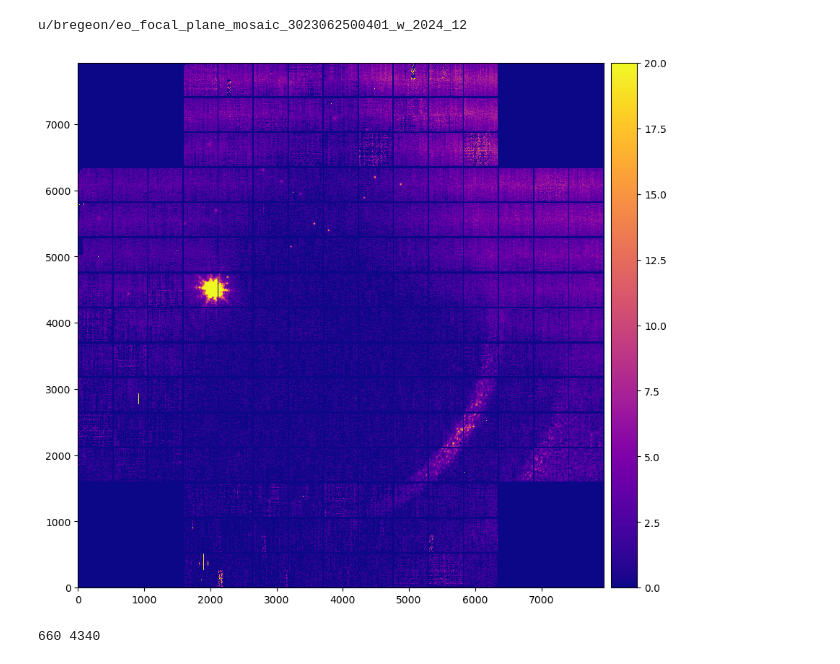
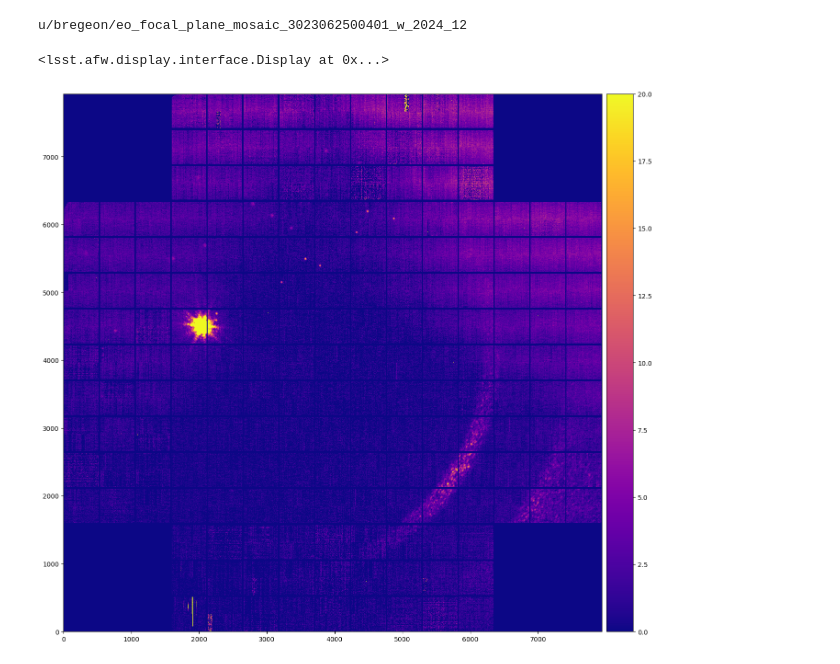
Before and after one commit to lsst-camera-dh/ghosts_nb_analysis, a Jupyter notebook: notebooks/read_image.ipynb, the cells around one changed output. Drawn from its saved outputs; the diff is of its cells as text; code cells hidden in the pictures.

Commit message:
functions for ghost analysis

```diff
--- a/notebooks/read_image.ipynb
+++ b/notebooks/read_image.ipynb
@@ -55,14 +55,39 @@ def displayImage(image,title=None):
     plt.gca().axis('off')
     return afw_display
 
-def displayImageGhosts(image,title=None):
+def displayImageGhosts(image,title=None, frame_size=16):
     afwDisplay.setDefaultBackend('matplotlib')
-    fig = plt.figure(figsize=(16,16))
+    fig = plt.figure(figsize=(frame_size,frame_size))
     afw_display = afwDisplay.Display(1)
     #afw_display.scale('asinh', 'zscale')
     afw_display.scale('linear', min=0, max=20)
     afw_display.setImageColormap(cmap='plasma')
     afw_display.mtv(image)
     plt.title(title)
-    plt.gca().axis('off')
+    #plt.gca().axis('off')
     return afw_display
+
+def array_from_mosaic(mosaic):
+    mar = mosaic.getArray()
+    mma= np.ma.filled(np.ma.masked_values(mar,0.0000),np.nan)
+    return mma
+
+def show_hv_slices(imgarray, vpix, hpix, ccdname):
+    plt.rcParams["figure.figsize"] = [12, 6]
+    fig, ax = plt.subplots(1, 2)
+    subax = imgarray[vpix]
+    x = range(len(subax))
+    ax[0].plot(x, subax)
+    ax[0].set_title(f'Horizontal slice on {ccdname} at pixel {vpix}')
+    subay = np.transpose(imgarray)[hpix]
+    y = range(len(subay))
+    ax[1].plot(y, subay)
+    ax[1].set_title(f'Vertical slice on {ccdname} at pixel {hpix}')
+
+def make_stamp(x_center, y_center, ds=100):
+    """ Make a stamp image around a ghost position
+    """
+    from lsst.geom import Point2I, Box2I
+    ghost_box = Box2I(minimum=Point2I(x=x_center-ds, y=y_center-ds), maximum=Point2I(x=x_center+ds, y=y_center+ds))
+    ghost_stamp = imageF[ghost_box]   # same as no ImageOrigin argument
+    return ghost_stamp
@@ -132,26 +111,11 @@ myref=list(set(butler.registry.queryDatasets(datasetType='eoFpMosaic',
 # %%
 imageF = butler.get(myref[0])
 # %%
-afwDisplay.setDefaultBackend('matplotlib')
-fig = plt.figure(figsize=(10,10))
-afw_display = afwDisplay.Display(1)
-#afw_display.scale('asinh', 'zscale')
-afw_display.scale('linear', min=0, max=20)
-afw_display.setImageColormap(cmap='plasma')
-afw_display.mtv(imageF)
+displayImageGhosts(imageF)
 #plt.title(title)
 #plt.gca().axis('off')
 #afw_display.interact()
 #afw_display.zoom(zoomfac=50, colc=750, rowc=4500)
 # %% [output]
+<lsst.afw.display.interface.Display at 0x...>
-[figure, old version]
+[figure, new version]
-# %%
-from lsst.geom import Box2I, Point2I, Extent2I
-x_center = 760
-y_center = 4440
-dd = 100
-box2 = Box2I(minimum=Point2I(x=x_center-dd, y=y_center-dd), maximum=Point2I(x=x_center+dd, y=y_center+dd))
-sub2 = imageF[box2]   # same as no ImageOrigin argument
-print(sub2.getX0(), sub2.getY0())
-# %% [output]
-660 4340
```
Also changed, not shown: parts of 11 cells of this notebook.
